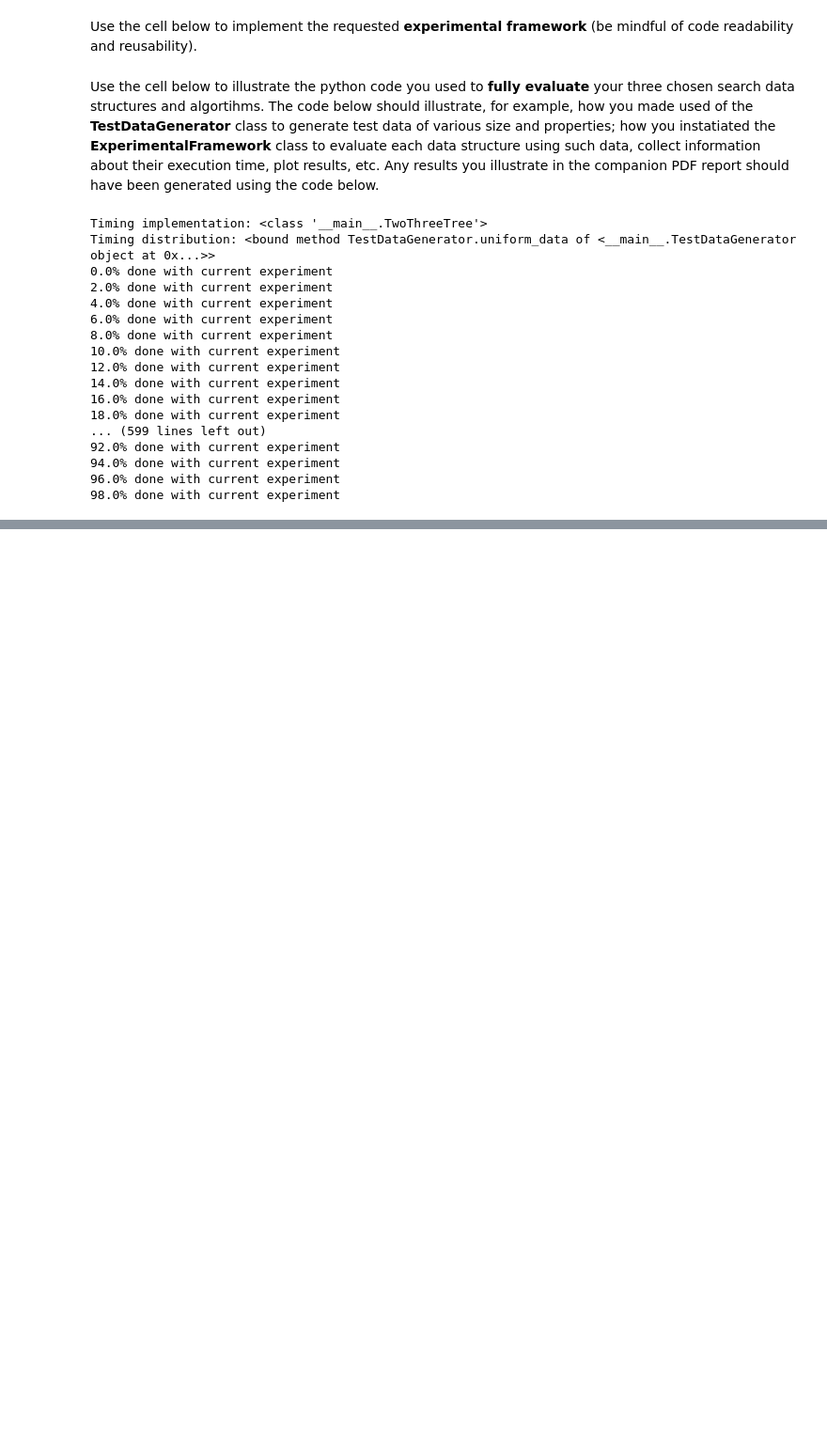
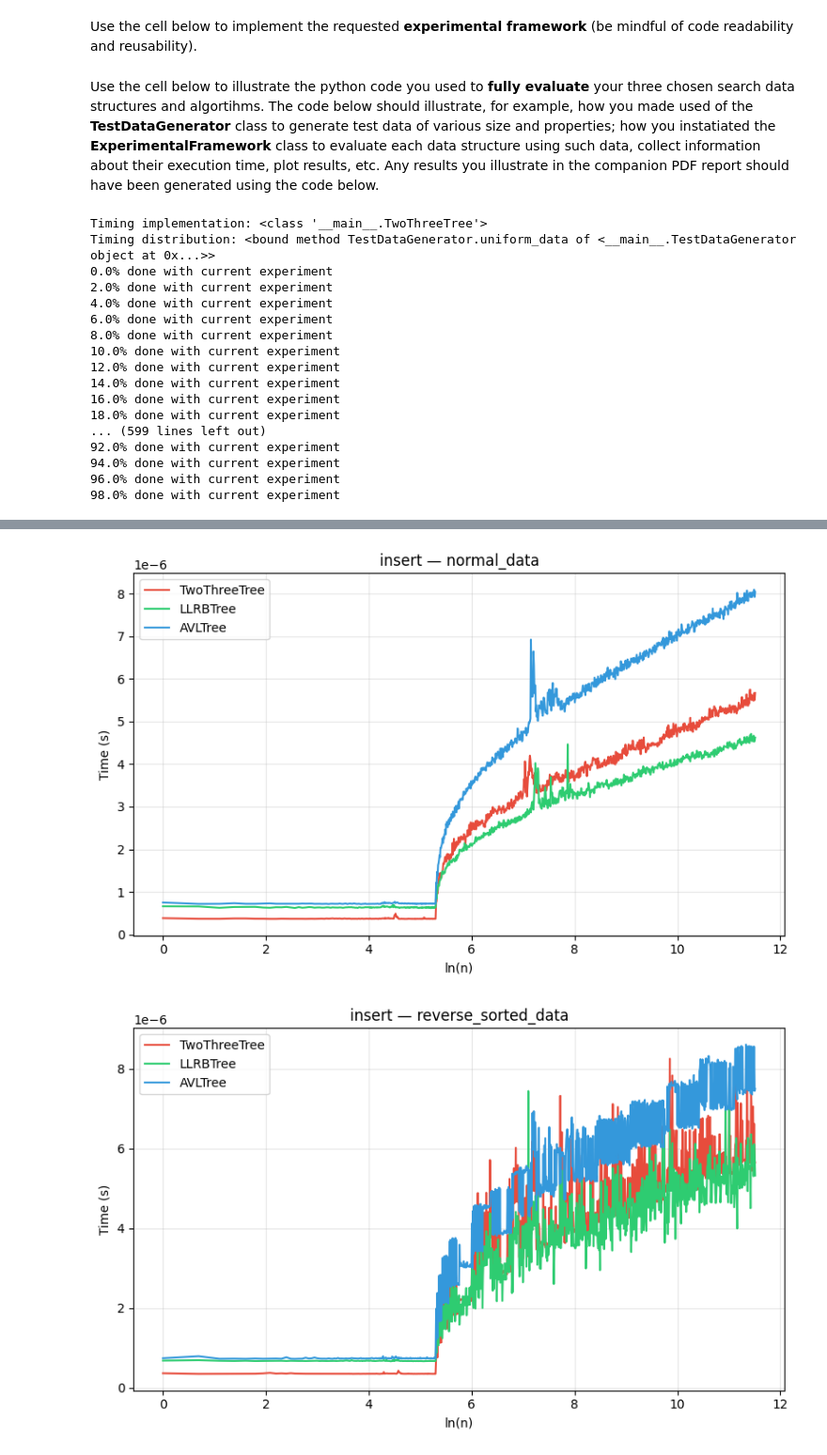
Before and after one commit to xpzhxhm/AlgorithmCoursework, a Jupyter notebook: group_XXX_COMP0005_code.ipynb, the cells around one changed output, grey strips where cells are left out. Shown at 94% size. Drawn from its saved outputs; the diff is of its cells as text; code cells hidden in the pictures; blank space fills up the shorter version.

```diff
--- a/group_XXX_COMP0005_code.ipynb
+++ b/group_XXX_COMP0005_code.ipynb
@@ -1321 +1321,45 @@ for graph in graphs_to_draw:
 ... (24 outputs left out)
+# %%
+import matplotlib.pyplot as plt
+
+colours = {
+    'TwoThreeTree': '#e74c3c',
+    'LLRBTree': '#2ecc71',
+    'AVLTree': '#3498db'
+}
+
+sf = StatisticsFramework()
+
+# Collect all (operation, distribution) combinations
+operations = set()
+distributions = set()
+for structure, structure_data in test_data.items():
+    for distribution, distribution_data in structure_data.items():
+        distributions.add(distribution)
+        for operation in distribution_data.keys():
+            operations.add(operation)
+
+for operation in sorted(operations):
+    for distribution in sorted(distributions):
+        fig, ax = plt.subplots(figsize=(8, 5))
+
+        for structure, structure_data in test_data.items():
+            experiment_data = structure_data[distribution][operation]
+
+            sizes = sorted(experiment_data.keys())
+            means = [sf.mean(experiment_data[s]) for s in sizes]
+            logged_sizes = sf.natural_log_data(sizes)
+
+            ax.plot(logged_sizes, means, '-', color=colours[structure], label=structure, linewidth=1.5)
+
+        ax.set_title(f"{operation} — {distribution}")
+        ax.set_xlabel('ln(n)')
+        ax.set_ylabel('Time (s)')
+        ax.legend()
+        ax.grid(True, alpha=0.3)
+        ax.ticklabel_format(axis='y', style='sci', scilimits=(-6, -6))
+        plt.tight_layout()
+        plt.show()
+# %% [output]
+[figure, added]
+[figure, added]
```
Also changed, not shown: parts of 3 cells of this notebook.
